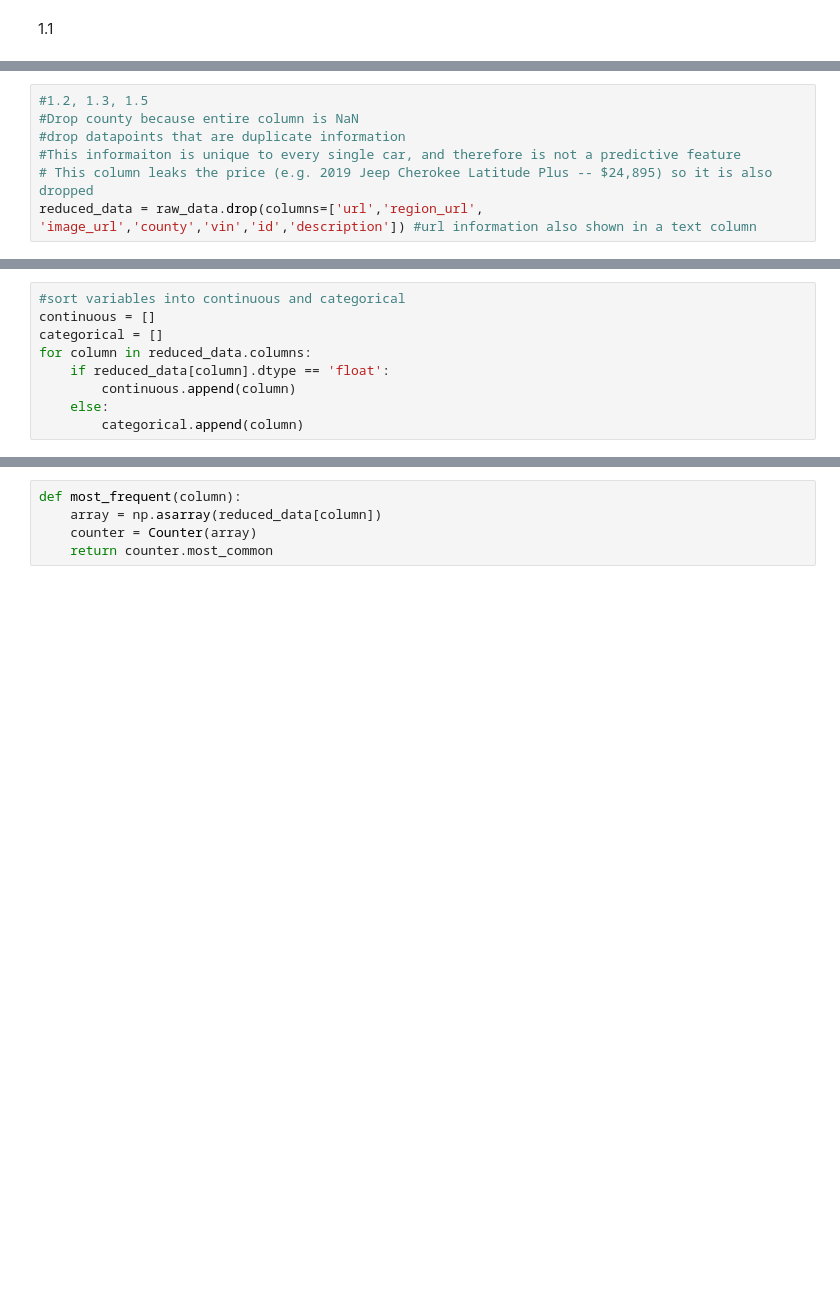
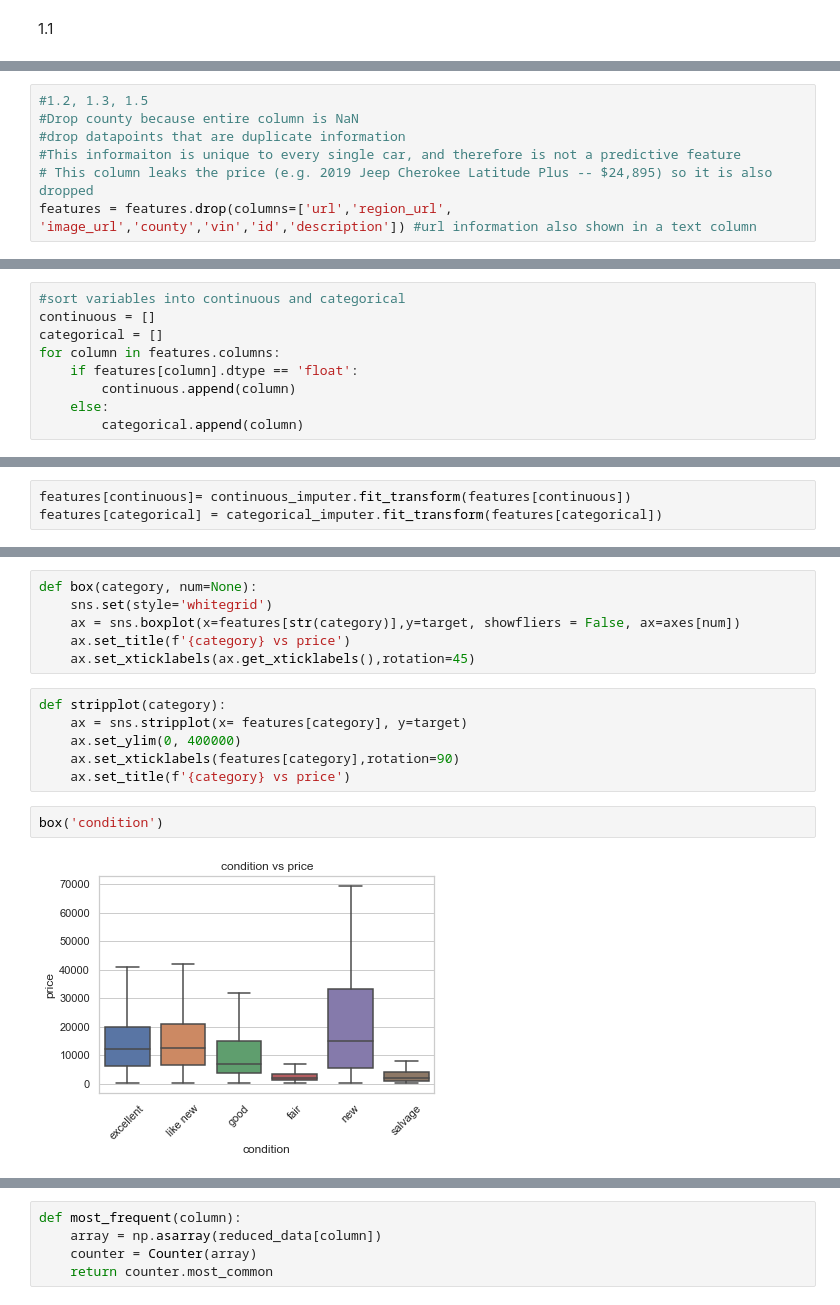
Before and after one commit to lauren-e-friend/aml_2020, a Jupyter notebook: friend_homework3.ipynb, the cells around one changed output, grey strips where cells are left out. Saved outputs shown, nothing was run; the diff lists cells and outputs as text; blank space fills up the shorter version.

```diff
--- a/friend_homework3.ipynb
+++ b/friend_homework3.ipynb
@@ -57,4 +58,4 @@ The features that are relevent to car selling price are 'value adding' features.
 #drop datapoints that are duplicate information
 #This informaiton is unique to every single car, and therefore is not a predictive feature
 # This column leaks the price (e.g. 2019 Jeep Cherokee Latitude Plus -- $24,895) so it is also dropped
-reduced_data = raw_data.drop(columns=['url','region_url', 'image_url','county','vin','id','description']) #url information also shown in a text column
+features = features.drop(columns=['url','region_url', 'image_url','county','vin','id','description']) #url information also shown in a text column
@@ -82,8 +79,8 @@ X_train, X_test, y_train, y_test = train_test_split(reduced_data, target, shuffl
 #sort variables into continuous and categorical
 continuous = []
 categorical = []
-for column in reduced_data.columns:
-    if reduced_data[column].dtype == 'float':
+for column in features.columns:
+    if features[column].dtype == 'float':
         continuous.append(column)
     else:
         categorical.append(column)
@@ -91,0 +91,3 @@ for column in reduced_data.columns:
+# %%
+features[continuous]= continuous_imputer.fit_transform(features[continuous])
+features[categorical] = categorical_imputer.fit_transform(features[categorical])
@@ -91,0 +149,16 @@ for column in reduced_data.columns:
+# %%
+def box(category, num=None):
+    sns.set(style='whitegrid')
+    ax = sns.boxplot(x=features[str(category)],y=target, showfliers = False, ax=axes[num])
+    ax.set_title(f'{category} vs price')
+    ax.set_xticklabels(ax.get_xticklabels(),rotation=45)
+# %%
+def stripplot(category):
+    ax = sns.stripplot(x= features[category], y=target)
+    ax.set_ylim(0, 400000)
+    ax.set_xticklabels(features[category],rotation=90)
+    ax.set_title(f'{category} vs price')
+# %%
+box('condition')
+# %% [output]
+[figure, added]
```
Also changed, not shown: parts of 51 cells of this notebook.
